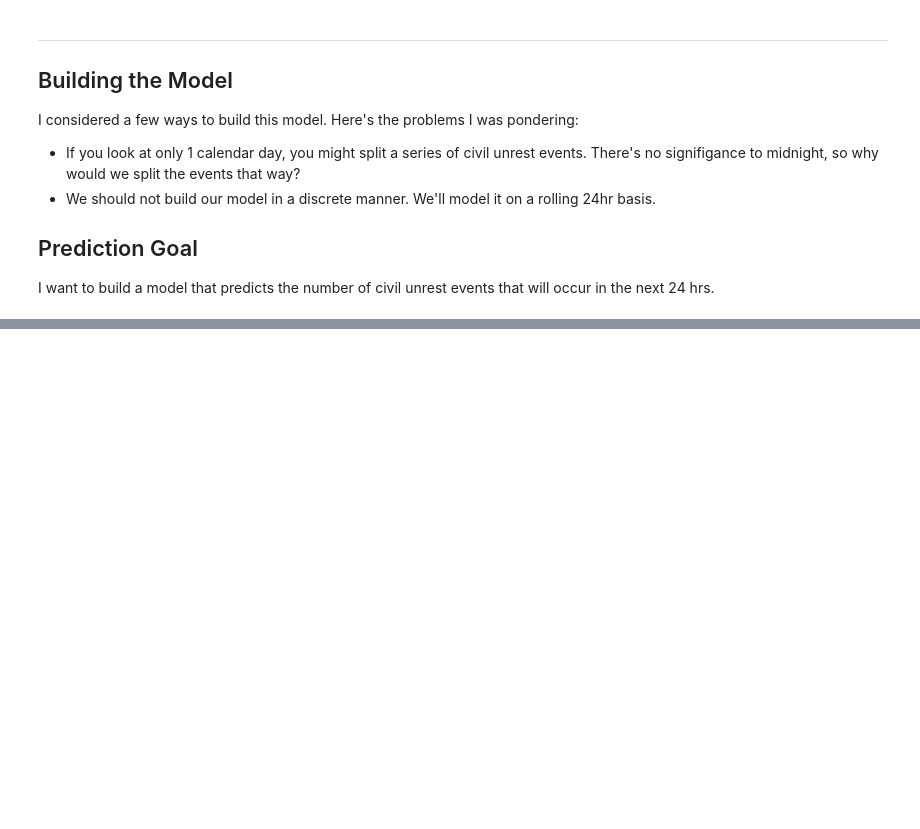
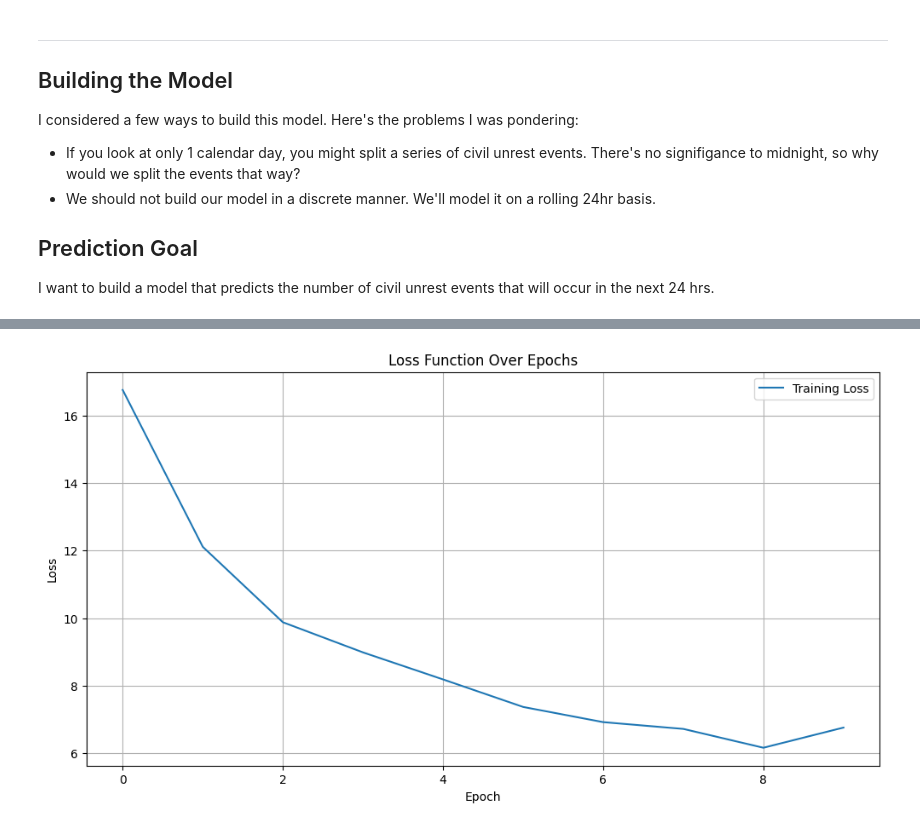
Before and after one commit to wweissbluth/civil_unrest_predictor, a Jupyter notebook: main.ipynb, the cells around one changed output, grey strips where cells are left out. Drawn from its saved outputs; the diff is of its cells as text; code cells hidden in the pictures; blank space fills up the shorter version.

```diff
--- a/main.ipynb
+++ b/main.ipynb
@@ -427,2 +451,35 @@ Doing some reserach, I've stumbled into the "Exponential Smoothing (Holt-Winters
 
 ---
+# %%
+test_X = []
+test_Y = []
+for i in range(7, len(test_data)):
+    test_X.append(tuple(test_data.iloc[i-7:i]))
+    test_Y.append(test_data.iloc[i])
+
+train_X = []
+train_Y = []
+for i in range(7, len(train_data)):
+    train_X.append((tuple(train_data.iloc[i-7:i])))
+    train_Y.append(train_data.iloc[i])
+# %%
+# Convert lists to numpy arrays
+import numpy as np
+
+test_X = np.array(test_X)
+test_Y = np.array(test_Y)
+train_X = np.array(train_X)
+train_Y = np.array(train_Y)
+
+# Reshape the data to fit the model input requirements
+train_X = train_X.reshape((train_X.shape[0], train_X.shape[1], 1))
+test_X = test_X.reshape((test_X.shape[0], test_X.shape[1], 1))
+
+# Build the LSTM model
+model = Sequential()
+model.add(LSTM(50, activation='relu', input_shape=(train_X.shape[1], 1)))
+model.add(Dense(1))
+model.compile(optimizer='adam', loss='mse')
+
+# Train the model
+history = model.fit(train_X, train_Y, epochs=10, verbose=1)
@@ -428,0 +507,12 @@ Doing some reserach, I've stumbled into the "Exponential Smoothing (Holt-Winters
+# %%
+# Plot the loss function over the epochs
+plt.figure(figsize=(12, 6))
+plt.plot(history.history['loss'], label='Training Loss')
+plt.title('Loss Function Over Epochs')
+plt.xlabel('Epoch')
+plt.ylabel('Loss')
+plt.legend()
+plt.grid(True)
+plt.show()
+# %% [output]
+[figure, added]
```
Also changed, not shown: parts of 9 cells of this notebook, 1 other file.
